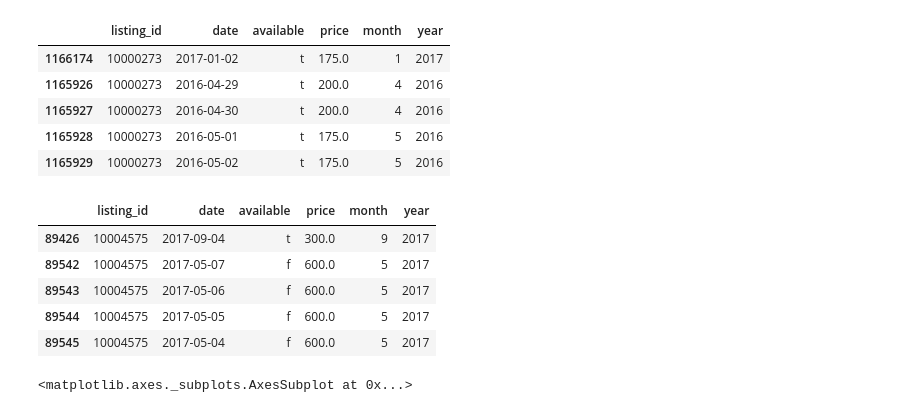
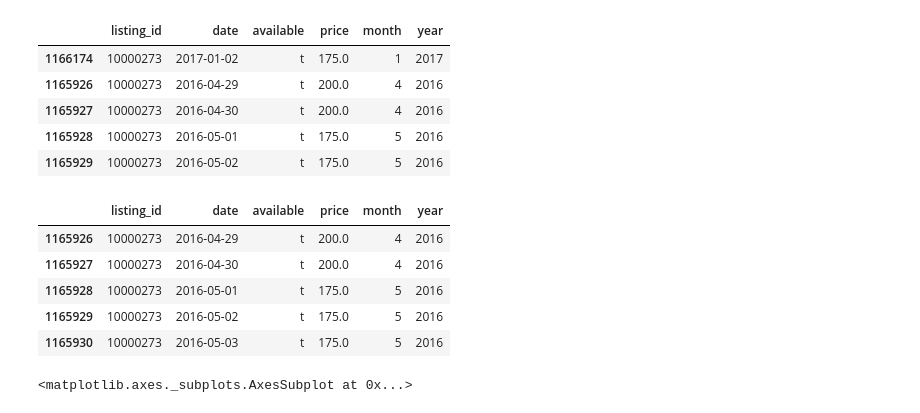
Before and after one commit to jyothishkjames/Seattle-Boston-Airbnb-Data-Analysis, a Jupyter notebook: data_prepration.ipynb, the cells around one changed output. Saved outputs shown, nothing was run; the diff lists cells and outputs as text; code cells hidden in the pictures.

```diff
--- a/data_prepration.ipynb
+++ b/data_prepration.ipynb
@@ -262,14 +261,14 @@ seattle_calander_df.head()
 seattle_calander_df = seattle_calander_df[seattle_calander_df['year'] == 2016]
 boston_calander_df = boston_calander_df[boston_calander_df['year'] == 2017]
 # %%
-boston_calander_df.head()
+seattle_calander_df.head()
 # %% [output]
 |  | listing_id | date | available | price | month | year |
-| 89426 | 10004575 | 2017-09-04 | t | 300.0 | 9 | 2017 |
-| 89542 | 10004575 | 2017-05-07 | f | 600.0 | 5 | 2017 |
-| 89543 | 10004575 | 2017-05-06 | f | 600.0 | 5 | 2017 |
-| 89544 | 10004575 | 2017-05-05 | f | 600.0 | 5 | 2017 |
-| 89545 | 10004575 | 2017-05-04 | f | 600.0 | 5 | 2017 |
+| 1165926 | 10000273 | 2016-04-29 | t | 200.0 | 4 | 2016 |
+| 1165927 | 10000273 | 2016-04-30 | t | 200.0 | 4 | 2016 |
+| 1165928 | 10000273 | 2016-05-01 | t | 175.0 | 5 | 2016 |
+| 1165929 | 10000273 | 2016-05-02 | t | 175.0 | 5 | 2016 |
+| 1165930 | 10000273 | 2016-05-03 | t | 175.0 | 5 | 2016 |
 # %%
 #Line plot for the average daily price for a month over a year for Seattle
 fig = plt.figure(figsize=(10,5))
```
Also changed, not shown: parts of 34 cells of this notebook.
